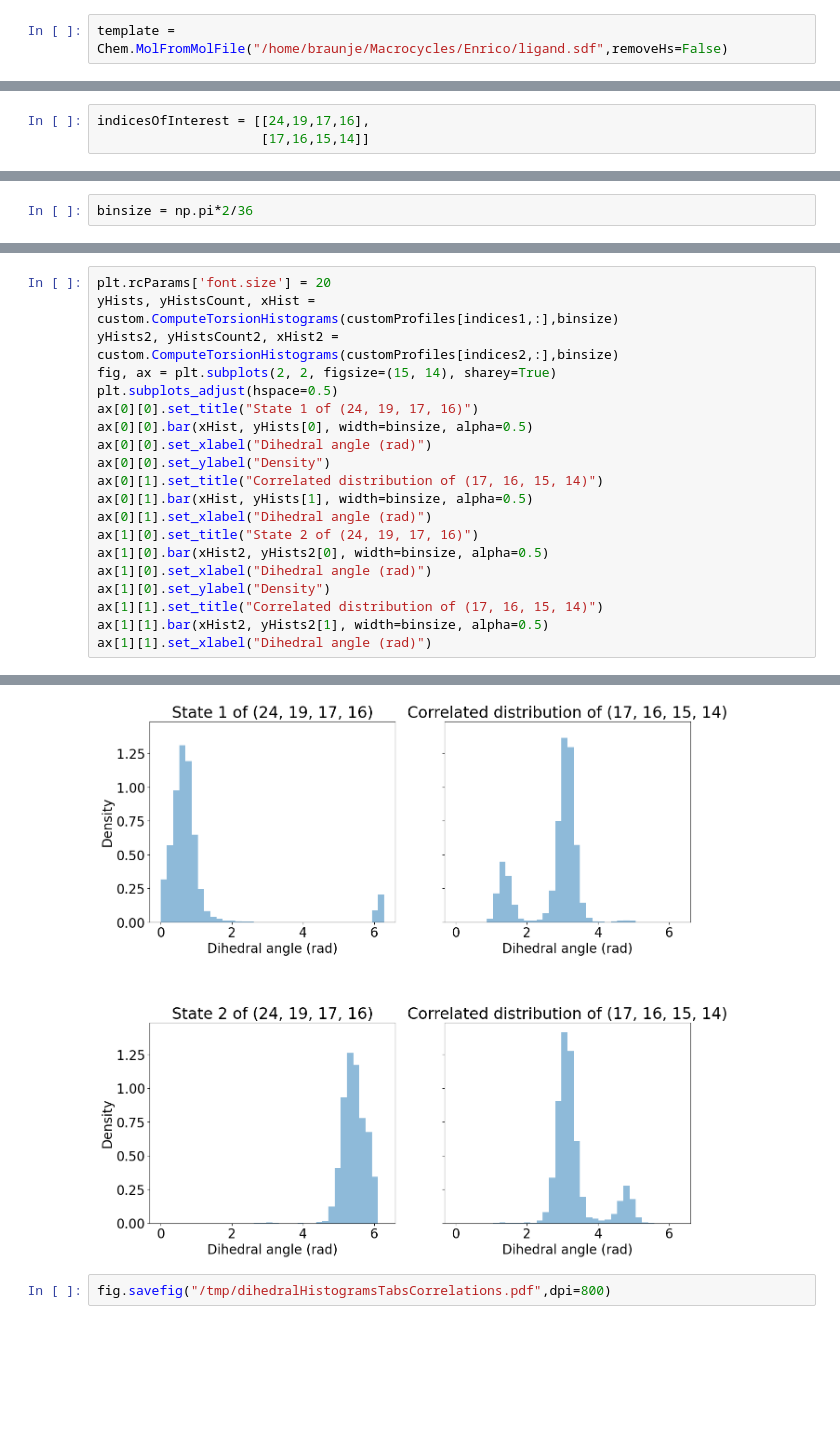
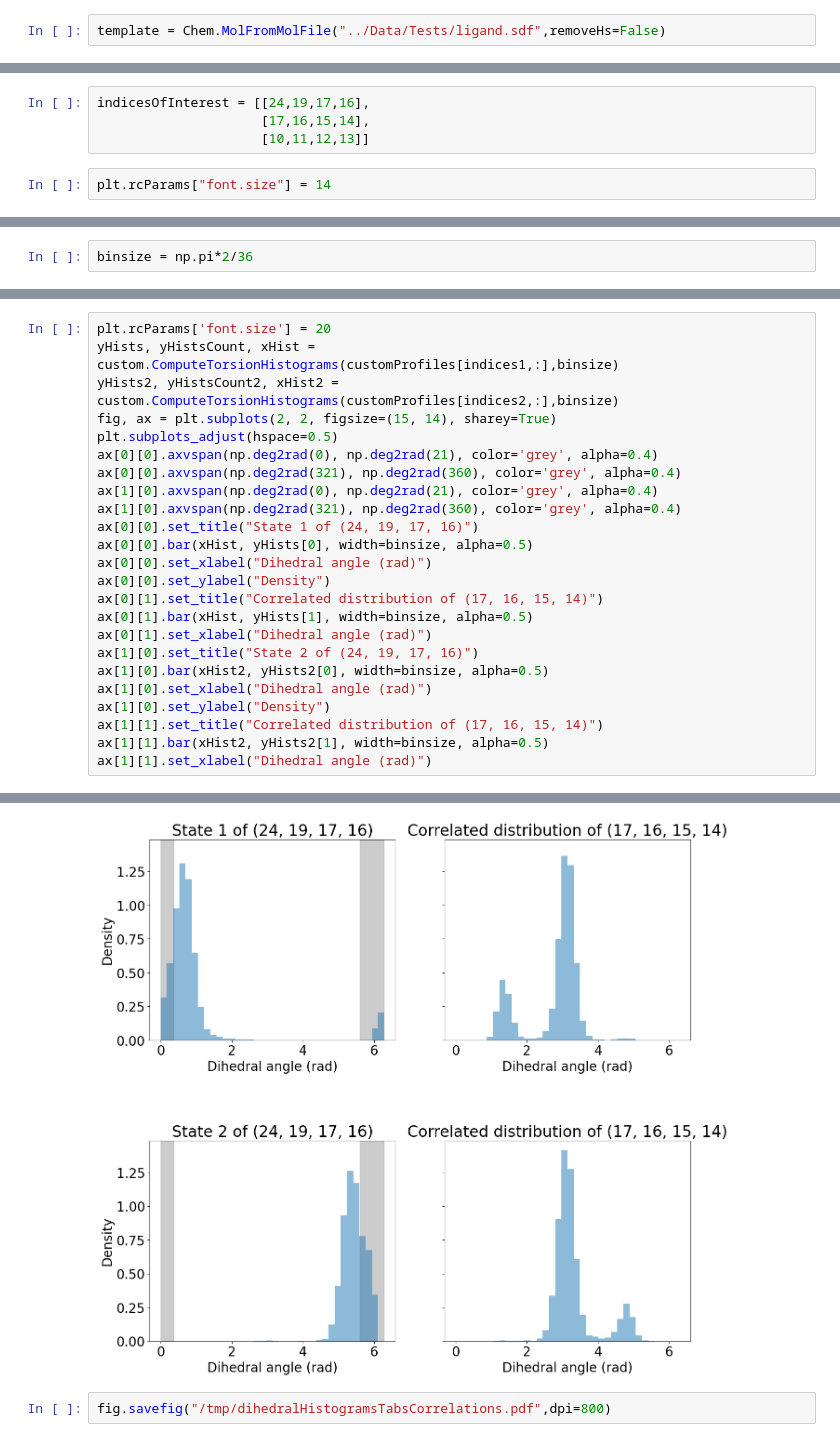
Before and after one commit to rinikerlab/TorsionAngularBinStrings, a Jupyter notebook: Analysis/CustomTabsMacrocycle.ipynb, the cells around one changed output, grey strips where cells are left out. Cells and saved outputs as stored; diff of their text form; blank space fills up the shorter version.

```diff
--- a/Analysis/CustomTabsMacrocycle.ipynb
+++ b/Analysis/CustomTabsMacrocycle.ipynb
@@ -14,2 +15,2 @@ from scipy.stats import chi2_contingency
 # %%
-template = Chem.MolFromMolFile("/home/braunje/Macrocycles/Enrico/ligand.sdf",removeHs=False)
+template = Chem.MolFromMolFile("../Data/Tests/ligand.sdf",removeHs=False)
@@ -314,7 +300,10 @@ sub.sort_values(by="stats", ascending=True, inplace=False)
 previously
 # %%
 indicesOfInterest = [[24,19,17,16],
-                     [17,16,15,14]]
+                     [17,16,15,14],
+                     [10,11,12,13]]
+# %%
+plt.rcParams["font.size"] = 14
 # %%
 customProfiles = custom.GetTorsionProfilesFromMDTraj(traj, indicesOfInterest)
 # %%
@@ -384,25 +373,29 @@ customProfiles.shape
 # %%
 plt.rcParams['font.size'] = 20
 yHists, yHistsCount, xHist = custom.ComputeTorsionHistograms(customProfiles[indices1,:],binsize)
 yHists2, yHistsCount2, xHist2 = custom.ComputeTorsionHistograms(customProfiles[indices2,:],binsize)
 fig, ax = plt.subplots(2, 2, figsize=(15, 14), sharey=True)
 plt.subplots_adjust(hspace=0.5)
+ax[0][0].axvspan(np.deg2rad(0), np.deg2rad(21), color='grey', alpha=0.4)
+ax[0][0].axvspan(np.deg2rad(321), np.deg2rad(360), color='grey', alpha=0.4)
+ax[1][0].axvspan(np.deg2rad(0), np.deg2rad(21), color='grey', alpha=0.4)
+ax[1][0].axvspan(np.deg2rad(321), np.deg2rad(360), color='grey', alpha=0.4)
 ax[0][0].set_title("State 1 of (24, 19, 17, 16)")
 ax[0][0].bar(xHist, yHists[0], width=binsize, alpha=0.5)
 ax[0][0].set_xlabel("Dihedral angle (rad)")
 ax[0][0].set_ylabel("Density")
 ax[0][1].set_title("Correlated distribution of (17, 16, 15, 14)")
 ax[0][1].bar(xHist, yHists[1], width=binsize, alpha=0.5)
 ax[0][1].set_xlabel("Dihedral angle (rad)")
 ax[1][0].set_title("State 2 of (24, 19, 17, 16)")
 ax[1][0].bar(xHist2, yHists2[0], width=binsize, alpha=0.5)
 ax[1][0].set_xlabel("Dihedral angle (rad)")
 ax[1][0].set_ylabel("Density")
 ax[1][1].set_title("Correlated distribution of (17, 16, 15, 14)")
 ax[1][1].bar(xHist2, yHists2[1], width=binsize, alpha=0.5)
 ax[1][1].set_xlabel("Dihedral angle (rad)")
 # %% [output]
 Text(0.5, 0, 'Dihedral angle (rad)')
-[figure, old version]
+[figure, new version]
 # %%
 fig.savefig("/tmp/dihedralHistogramsTabsCorrelations.pdf",dpi=800)
```
Also changed, not shown: parts of 20 cells of this notebook.
